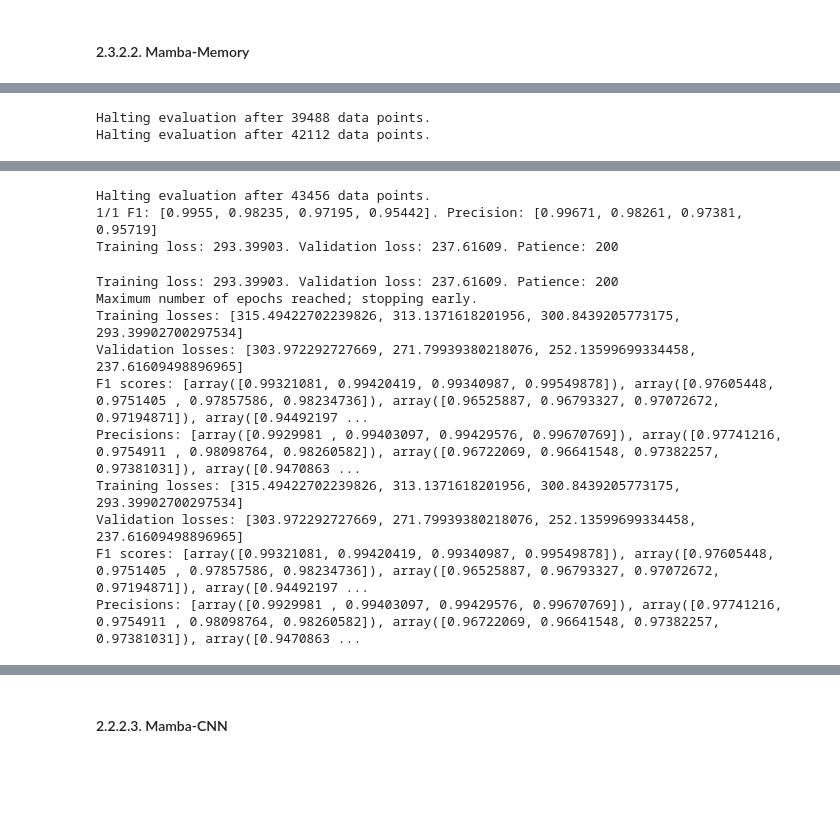
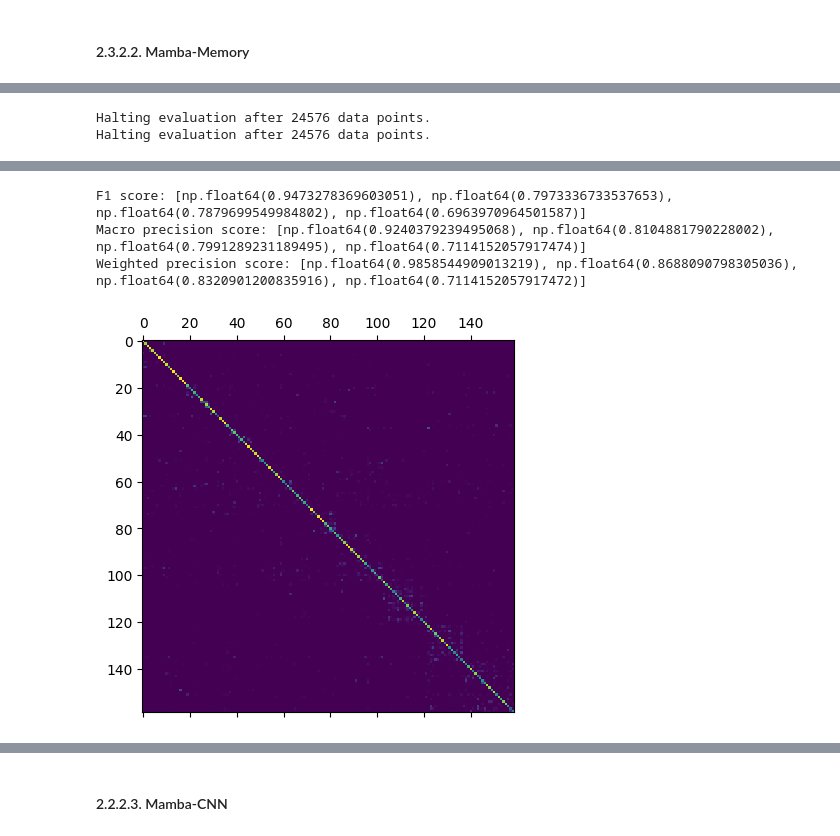
Before and after one commit to Vincent-Therrien/stelaro, a Jupyter notebook: demonstrations/classification.ipynb, the cells around one changed output, grey strips where cells are left out. Saved outputs shown, nothing was run; the diff lists cells and outputs as text; code cells hidden in the pictures; blank space fills up the shorter version.

Commit message:
Tests

```diff
--- a/demonstrations/classification.ipynb
+++ b/demonstrations/classification.ipynb
@@ -2206,20 +2202,0 @@ np.save(f"{VALIDATION_DIRECTORY}y.npy", train[1])
-# %%
-with open(MAPPING_FILE, "r") as file:
-    mapping = json.load(file)
-
-with open(NON_TEST_GENOME_BINNING_FILE, "r") as file:
-    dataset = json.load(file)
-
-index_to_n_passes = {}
-for i in mapping:
-    index_to_n_passes[i] = 200
-n = synthetic.write(
-    dataset,
-    mapping,
-    index_to_n_passes,
-    RAW_GENOME_DIRECTORY,
-    READ_LENGTH,
-    PRETRAINING_DIRECTORY,
-    PRETRAINING_DIRECTORY + "reads.fasta"
-)
-print(f"Sampled {n} reads.")
@@ -2534,36 +2336,11 @@ classifier = models.Classifier(
     format.to_tetramers,
     True
 )
-optimizer = Adam(classifier.get_parameters(), lr=0.001)
-losses, validation_losses, f1, p = [], [], [], []
-classifier.model.load_state_dict(load(f"{directory}/weights_2_epochs.pt2"))
-for epoch in (3, ):
-    print(f"Epoch {epoch}")
-    losses_, validation_losses_, f1_, p_ = classifier.train(
-        train_data,
-        validation_data,
-        optimizer,
-        max_n_epochs=1,
-        patience=200,
-        loss_function=nn.CrossEntropyLoss(),
-        loss_function_type="supervised",
-        evaluation_interval=2000,
-        evaluation_maximum_duration=60.0,
-        patience_interval=2000,
-        n_max_steps=20_000
-    )
-    print(f"Training losses: {losses_}")
-    print(f"Validation losses: {validation_losses_}")
-    print(f"F1 scores: {f1_}")
-    print(f"Precisions: {p_}")
-    losses += losses_
-    validation_losses += validation_losses_
-    f1 += f1_
-    p += p_
-    save(classifier.model.state_dict(), f"{directory}weights_{epoch}_epochs.pt2")
-
-print(f"Training losses: {losses}")
-print(f"Validation losses: {validation_losses}")
-print(f"F1 scores: {f1}")
-print(f"Precisions: {p}")
+classifier.model.load_state_dict(load(f"{directory}weights_2_epoch.pt2"))
+train_classifier(classifier, directory, (3, ), train_data, validation_data)
+models.benchmark_classifier(classifier, test_data, "cuda", mapping, 300)
+# Test result
+# Epoch 1: 0.6633
+# Epoch 2: 0.7023
+# Epoch 3: 0.7114
 # %% [output]
@@ -2581,2 +2359,2 @@ Training loss: 313.13716. Validation loss: 271.79939. Patience: 200
-Halting evaluation after 39488 data points.
-Halting evaluation after 42112 data points.
+Halting evaluation after 24576 data points.
+Halting evaluation after 24576 data points.
@@ -2588,13 +2374,4 @@ Halting evaluation after 42816 data points.
-Halting evaluation after 43456 data points.
-1/1 F1: [0.9955, 0.98235, 0.97195, 0.95442]. Precision: [0.99671, 0.98261, 0.97381, 0.95719]
-Training loss: 293.39903. Validation loss: 237.61609. Patience: 200
+F1 score: [np.float64(0.9473278369603051), np.float64(0.7973336733537653), np.float64(0.7879699549984802), np.float64(0.6963970964501587)]
+Macro precision score: [np.float64(0.9240379239495068), np.float64(0.8104881790228002), np.float64(0.7991289231189495), np.float64(0.7114152057917474)]
+Weighted precision score: [np.float64(0.9858544909013219), np.float64(0.8688090798305036), np.float64(0.8320901200835916), np.float64(0.7114152057917472)]
-Training loss: 293.39903. Validation loss: 237.61609. Patience: 200
-Maximum number of epochs reached; stopping early.
-Training losses: [315.49422702239826, 313.1371618201956, 300.8439205773175, 293.39902700297534]
-Validation losses: [303.972292727669, 271.79939380218076, 252.13599699334458, 237.61609498896965]
-F1 scores: [array([0.99321081, 0.99420419, 0.99340987, 0.99549878]), array([0.97605448, 0.9751405 , 0.97857586, 0.98234736]), array([0.96525887, 0.96793327, 0.97072672, 0.97194871]), array([0.94492197 ...
-Precisions: [array([0.9929981 , 0.99403097, 0.99429576, 0.99670769]), array([0.97741216, 0.9754911 , 0.98098764, 0.98260582]), array([0.96722069, 0.96641548, 0.97382257, 0.97381031]), array([0.9470863 ...
-Training losses: [315.49422702239826, 313.1371618201956, 300.8439205773175, 293.39902700297534]
-Validation losses: [303.972292727669, 271.79939380218076, 252.13599699334458, 237.61609498896965]
-F1 scores: [array([0.99321081, 0.99420419, 0.99340987, 0.99549878]), array([0.97605448, 0.9751405 , 0.97857586, 0.98234736]), array([0.96525887, 0.96793327, 0.97072672, 0.97194871]), array([0.94492197 ...
-Precisions: [array([0.9929981 , 0.99403097, 0.99429576, 0.99670769]), array([0.97741216, 0.9754911 , 0.98098764, 0.98260582]), array([0.96722069, 0.96641548, 0.97382257, 0.97381031]), array([0.9470863 ...
+[figure, added]
```
Also changed, not shown: parts of 26 cells of this notebook, 2 other files.
